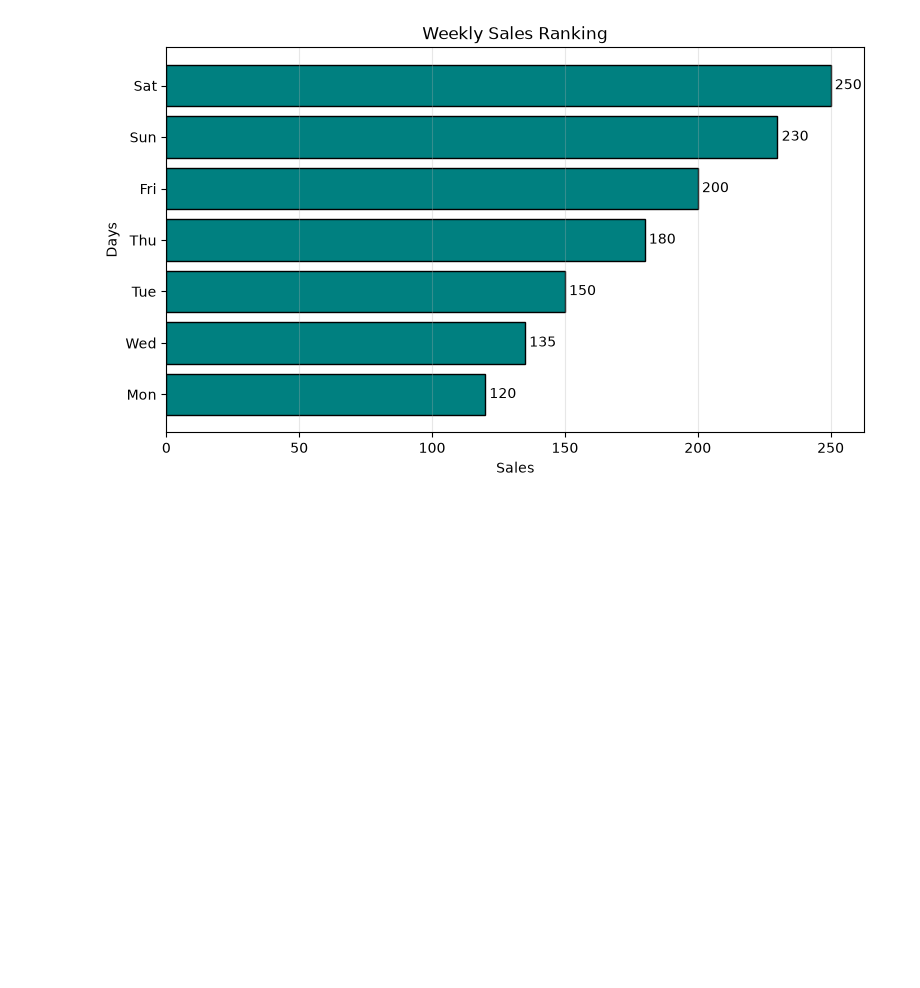
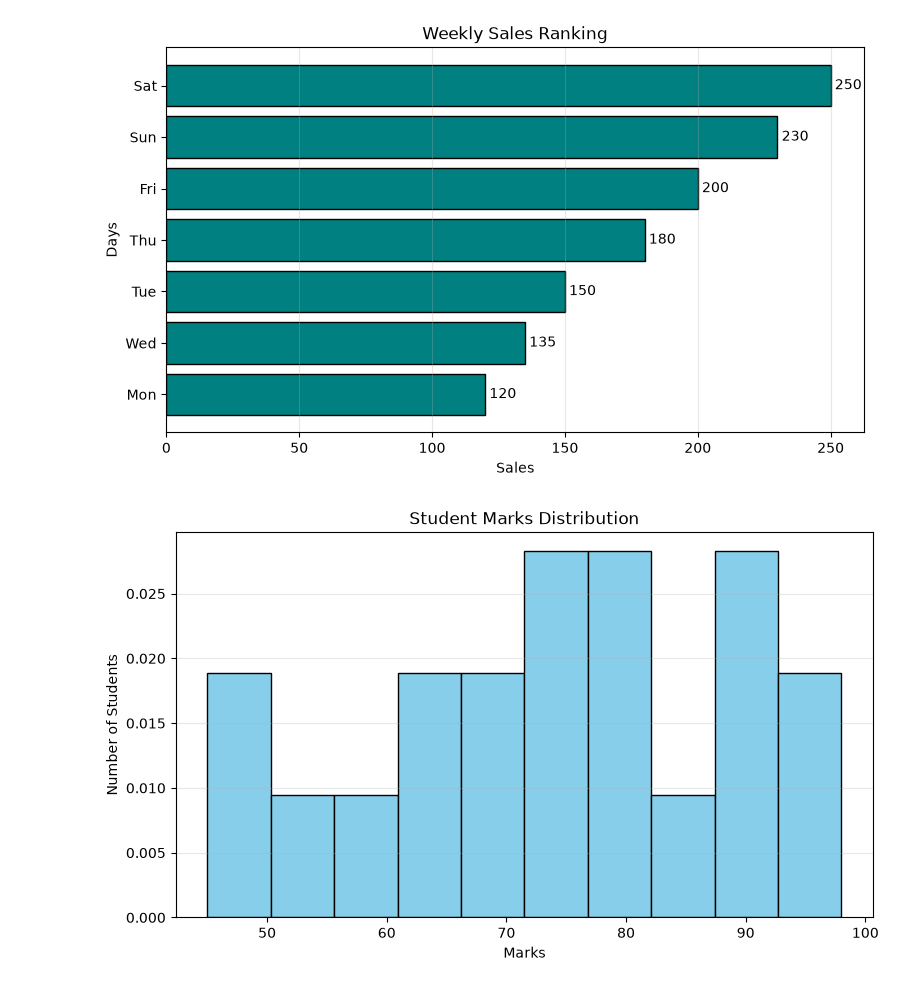
Before and after one commit to aswinkumarv23451-cpu/data-science-practice, a Jupyter notebook: mini_projects/02_Matplotlib/Matplot_Visulization_Lab/notebooks/matplotlib_mastery.ipynb, the cells around one changed output. Cells and saved outputs as stored; diff of their text form; code cells hidden in the pictures; blank space fills up the shorter version.

```diff
--- a/mini_projects/02_Matplotlib/Matplot_Visulization_Lab/notebooks/matplotlib_mastery.ipynb
+++ b/mini_projects/02_Matplotlib/Matplot_Visulization_Lab/notebooks/matplotlib_mastery.ipynb
@@ -137,4 +152,15 @@ plt.show()
 # %% [output]
 [figure]
 # %%
-#
+marks=np.array([
+    45,50,55,60,62,65,67,70,72,74,75,78,80,82,85,88,90,92,95,98
+    ])
+plt.figure(figsize=(9,5))
+plt.hist(marks,bins=10,color='skyblue',density=True,edgecolor='black')
+plt.title("Student Marks Distribution")
+plt.xlabel('Marks')
+plt.ylabel('Number of Students')
+plt.grid(axis='y',alpha=0.3)
+plt.show()
+# %% [output]
+[figure, added]
```
Also changed, not shown: parts of 19 cells of this notebook.
